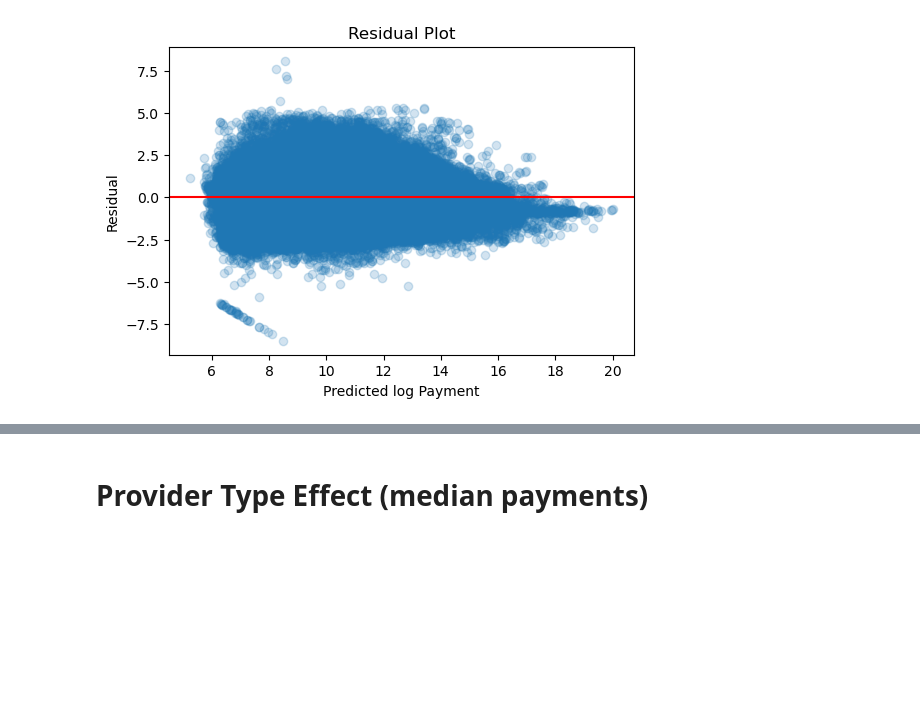
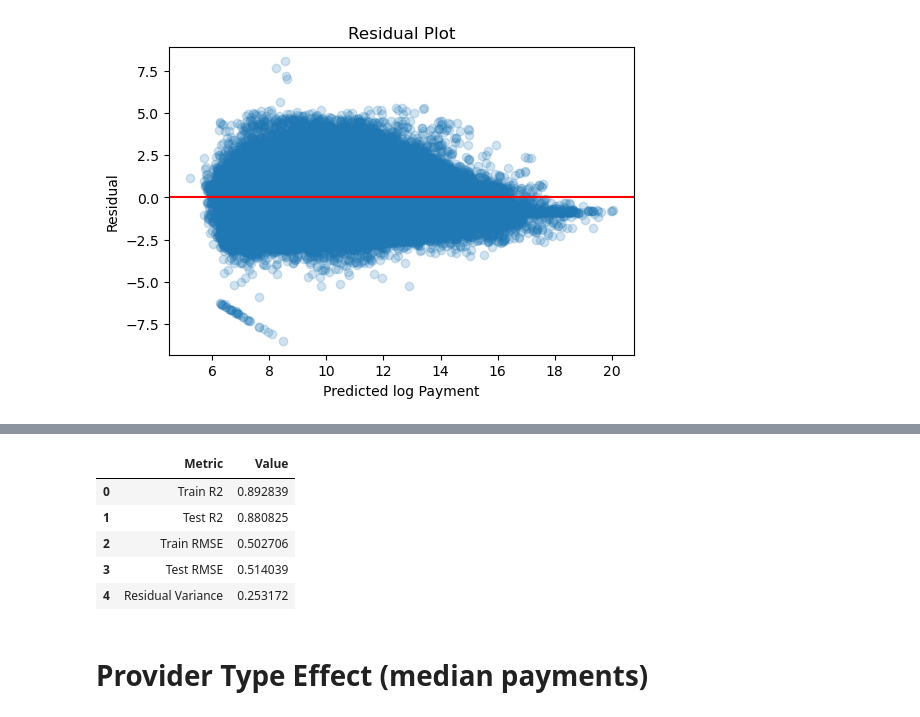
Before and after one commit to JennQQQ/Medicare-Project, a Jupyter notebook: notebooks/Volume_Risk_ProvType_LRModel.ipynb, the cells around one changed output, grey strips where cells are left out. Cells and saved outputs as stored; diff of their text form; code cells hidden in the pictures; blank space fills up the shorter version.

```diff
--- a/notebooks/Volume_Risk_ProvType_LRModel.ipynb
+++ b/notebooks/Volume_Risk_ProvType_LRModel.ipynb
@@ -228,3 +258,23 @@ plt.show()
+# %%
+results = pd.DataFrame({
+    "Metric": ["Train R2", "Test R2", "Train RMSE", "Test RMSE", "Residual Variance"],
+    "Value": [
+        r2_score(y_train, train_pred),
+        r2_score(y_test, test_pred),
+        np.sqrt(mean_squared_error(y_train, train_pred)),
+        np.sqrt(mean_squared_error(y_test, test_pred)),
+        np.var(residuals)
+    ]
+})
+
+results
+# %% [output]
+|  | Metric | Value |
+| 0 | Train R2 | 0.892839 |
+| 1 | Test R2 | 0.880825 |
+| 2 | Train RMSE | 0.502706 |
+| 3 | Test RMSE | 0.514039 |
+| 4 | Residual Variance | 0.253172 |
 # %% [markdown]
 # Provider Type Effect (median payments)
 # %%
```
Also changed, not shown: parts of 11 cells of this notebook.
